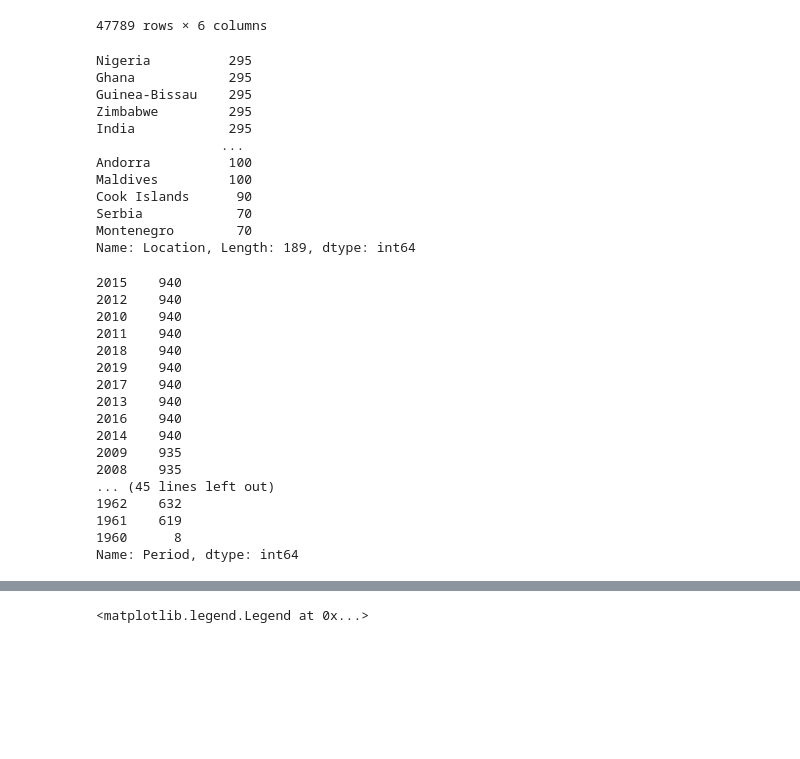
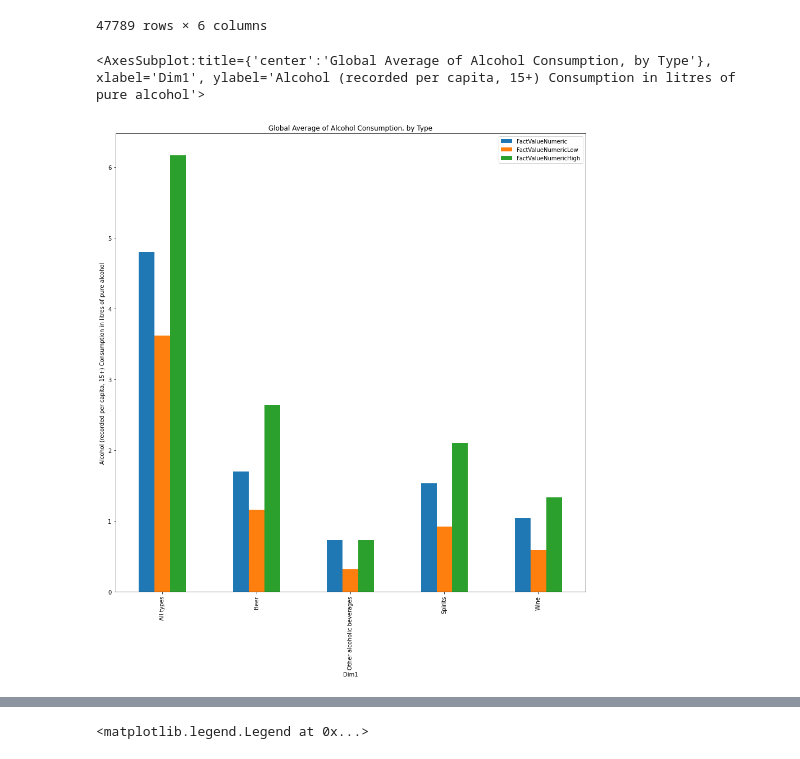
Before and after one commit to stuartbrown4/Big-Data-Assignment, a Jupyter notebook: Data-Handling-01.ipynb, the cells around one changed output, grey strips where cells are left out. Saved outputs shown, nothing was run; the diff lists cells and outputs as text; code cells hidden in the pictures; blank space fills up the shorter version.

```diff
--- a/Data-Handling-01.ipynb
+++ b/Data-Handling-01.ipynb
@@ -42,50 +47,17 @@ df
 | 47787 | United States of America | 1960 | All types | 7.83 | NaN | NaN |
 | 47788 | Austria | 1960 | All types | 8.91 | NaN | NaN |
 47789 rows × 6 columns
+# %%
+df.drop(['Period'], axis=1).groupby('Dim1').mean().plot(kind='bar', figsize=(15,15), title='Global Average of Alcohol Consumption, by Type',
+                                                        ylabel='Alcohol (recorded per capita, 15+) Consumption in litres of pure alcohol')
+# %% [output]
+<AxesSubplot:title={'center':'Global Average of Alcohol Consumption, by Type'}, xlabel='Dim1', ylabel='Alcohol (recorded per capita, 15+) Consumption in litres of pure alcohol'>
+[figure, added]
 # %%
 all_types = df[df['Dim1'] == 'All types']
 beer = df[df['Dim1'] == 'Beer']
 wine = df[df['Dim1'] == 'Wine']
 other = df[df['Dim1'] == 'Other alcoholic beverages']
-# %%
-# no. of entries per country
-
-df['Location'].value_counts()
-# %% [output]
-Nigeria          295
-Ghana            295
-Guinea-Bissau    295
-Zimbabwe         295
-India            295
-                ...
-Andorra          100
-Maldives         100
-Cook Islands      90
-Serbia            70
-Montenegro        70
-Name: Location, Length: 189, dtype: int64
-# %%
-# no. of entries per year
-
-df['Period'].value_counts()
-# %% [output]
-2015    940
-2012    940
-2010    940
-2011    940
-2018    940
-2019    940
-2017    940
-2013    940
-2016    940
-2014    940
-2009    935
-2008    935
-... (45 lines left out)
-1962    632
-1961    619
-1960      8
-Name: Period, dtype: int64
 # %%
 gdp_pc = pd.read_csv('gdp_per_capita.csv')
 # %%
```
Also changed, not shown: parts of 6 cells of this notebook.
